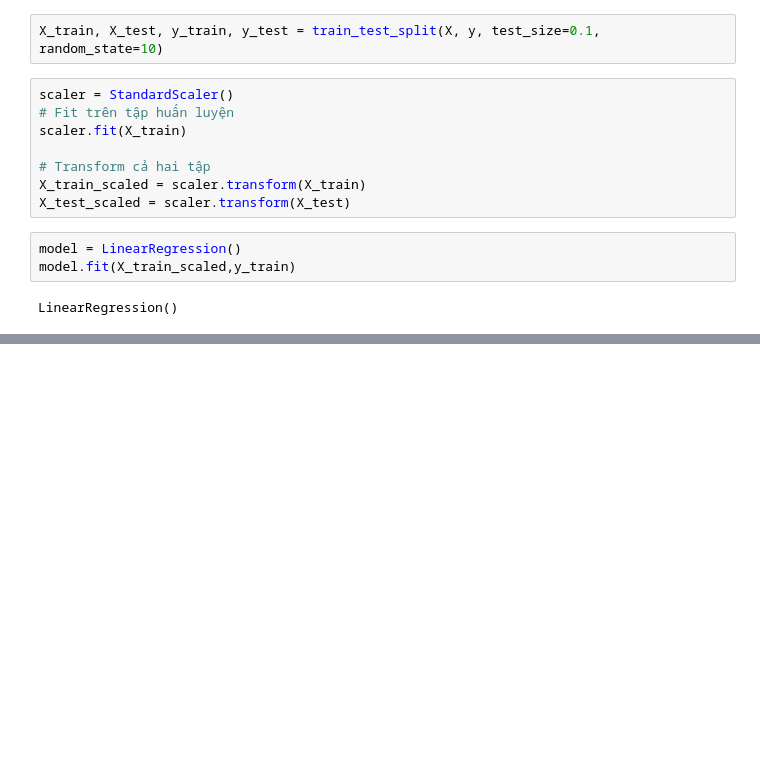
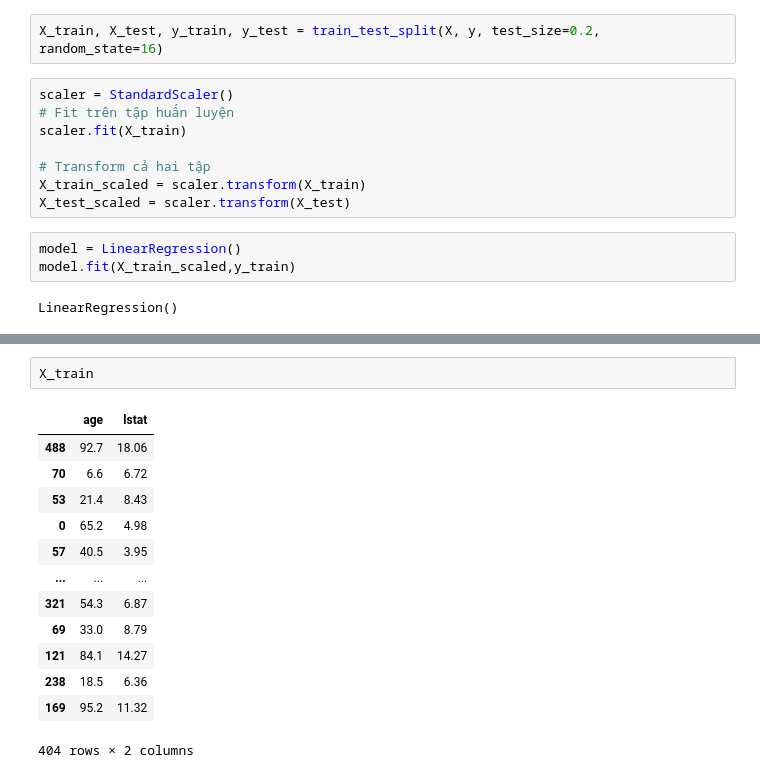
Before and after one commit to bloghaynhat/nmptdlai, a Jupyter notebook: Th09/Test.ipynb, the cells around one changed output, grey strips where cells are left out. Drawn from its saved outputs; the diff is of its cells as text; blank space fills up the shorter version.

```diff
--- a/Th09/Test.ipynb
+++ b/Th09/Test.ipynb
@@ -45,7 +47,7 @@ data_
 X = pd.DataFrame(data_.iloc[:,:-1])
 y = pd.DataFrame(data_.iloc[:,-1])
 # %%
-X_train, X_test, y_train, y_test = train_test_split(X, y, test_size=0.1, random_state=10)
+X_train, X_test, y_train, y_test = train_test_split(X, y, test_size=0.2, random_state=16)
 # %%
 scaler = StandardScaler()
 # Fit trên tập huấn luyện
@@ -70,0 +141,16 @@ Hệ số chặn: [22.12483516]
+# %%
+X_train
+# %% [output]
+|  | age | lstat |
+| 488 | 92.7 | 18.06 |
+| 70 | 6.6 | 6.72 |
+| 53 | 21.4 | 8.43 |
+| 0 | 65.2 | 4.98 |
+| 57 | 40.5 | 3.95 |
+| ... | ... | ... |
+| 321 | 54.3 | 6.87 |
+| 69 | 33.0 | 8.79 |
+| 121 | 84.1 | 14.27 |
+| 238 | 18.5 | 6.36 |
+| 169 | 95.2 | 11.32 |
+404 rows × 2 columns
```
Also changed, not shown: parts of 13 cells of this notebook, 1 other file.
